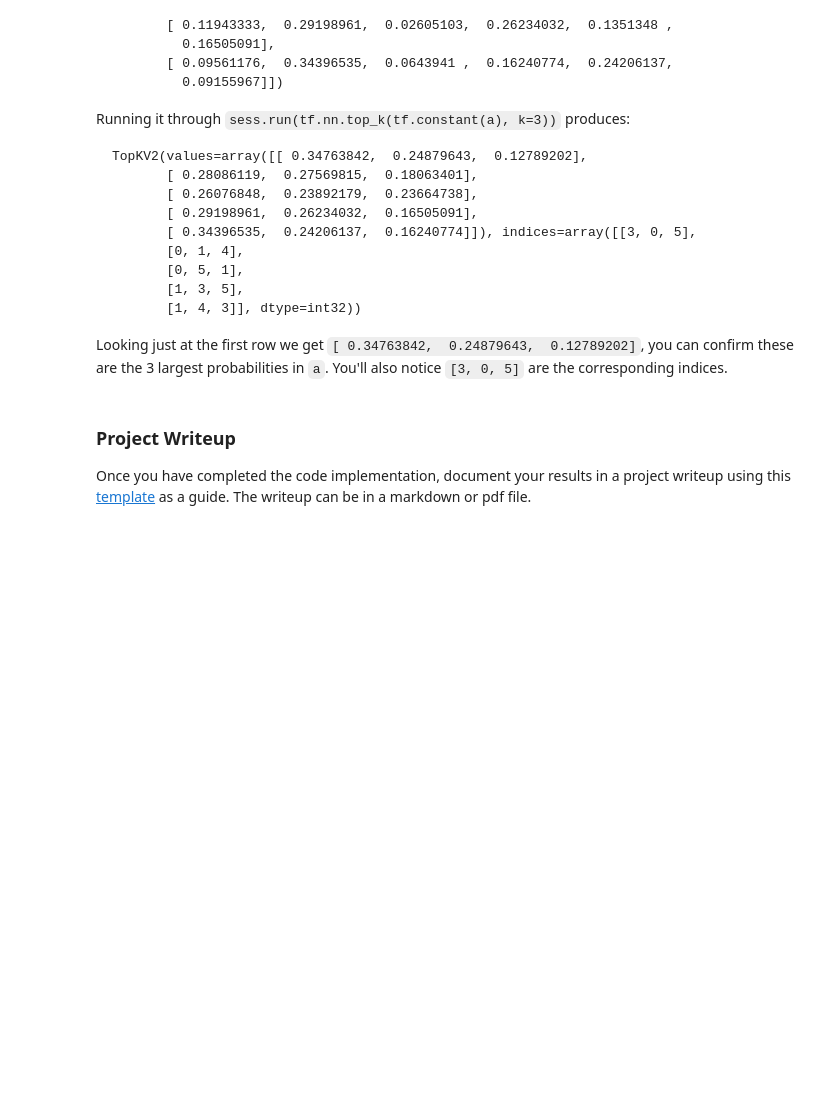
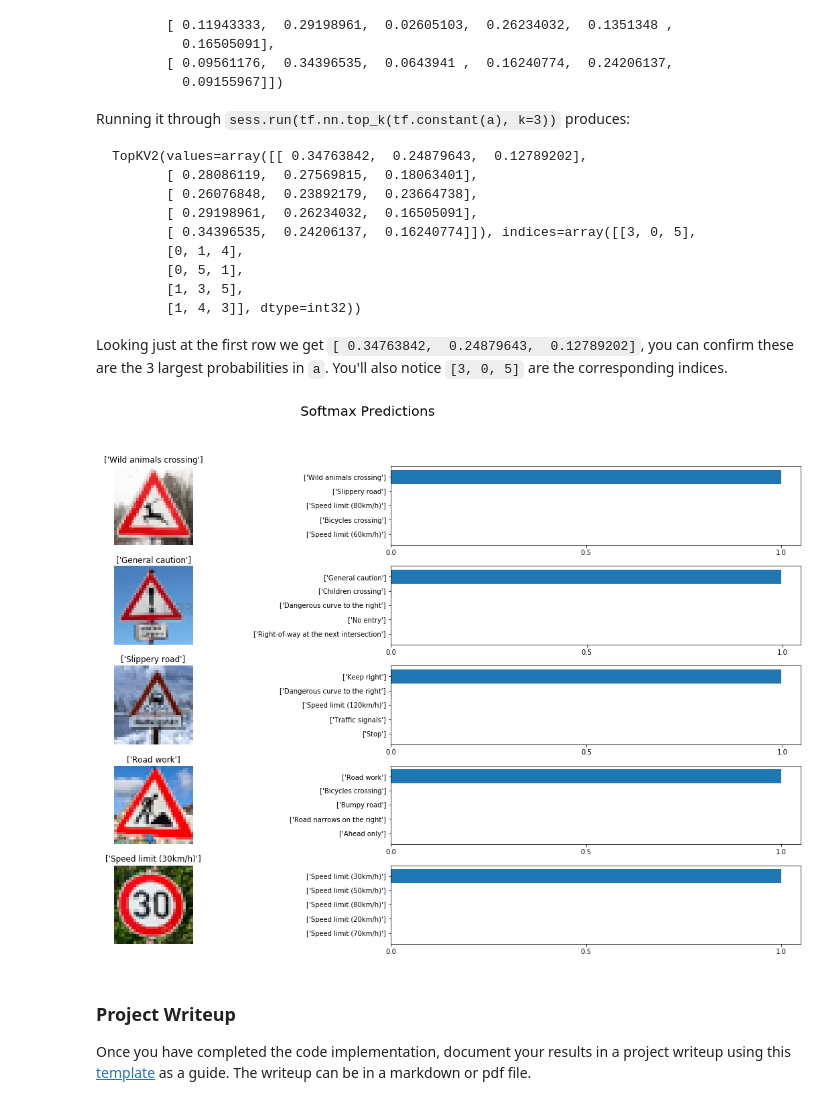
Before and after one commit to romkof/CarND-Traffic-Sign-Classifier-Project, a Jupyter notebook: Traffic_Sign_Classifier.ipynb, the cells around one changed output. Drawn from its saved outputs; the diff is of its cells as text; code cells hidden in the pictures; blank space fills up the shorter version.

```diff
--- a/Traffic_Sign_Classifier.ipynb
+++ b/Traffic_Sign_Classifier.ipynb
@@ -460,28 +460,27 @@ y_new_test = []
 y_new_test_name = []
 for dirname, dirnames, filenames in os.walk('validation_new/'):
     for filename in filenames:
-#        img = mpimg.imread(os.path.join(dirname, filename))
         img = cv2.imread(os.path.join(dirname, filename))
         img = cv2.cvtColor(img, cv2.COLOR_BGR2RGB)
         X_new_test.append(img)
         sign_id = os.path.splitext(filename)[0]
-        y_new_test.append(sign_id)
+        y_new_test.append(int(sign_id))
         y_new_test_name.append(sign_names['SignName'][int(sign_id)])
 # %%
 display_images(X_new_test,1, y_new_test_name)
 # %% [output]
 [figure]
 # %%
-X_new_test = preprocess(X_new_test)
+normal_X_new_test = preprocess(X_new_test)
 # %% [markdown]
 ### Predict the Sign Type for Each Image
 # %%
 ### Run the predictions here and use the model to output the prediction for each image.
 ### Make sure to pre-process the images with the same pre-processing pipeline used earlier.
 ### Feel free to use as many code cells as needed.
+
 with tf.Session() as sess:
+    saver = tf.train.import_meta_graph('lenet.meta')
     saver.restore(sess, tf.train.latest_checkpoint('.'))
 
-    for x, y in zip (X_new_test, y_new_test):
-        test_accuracy, _ = evaluate(x, y)
-        print("Test Accuracy = {:.3f}".format(test_accuracy))
+    predicted_logits = sess.run(tf.nn.top_k(tf.nn.softmax(logits), 5), feed_dict={x: normal_X_new_test, keep_prob:1.0})
@@ -538,3 +548,35 @@ Looking just at the first row we get `[ 0.34763842,  0.24879643,  0.12789202]`,
+# %%
+### Print out the top five softmax probabilities for the predictions on the German traffic sign images found on the web.
+### Feel free to use as many code cells as needed.
+def display_image_predictions(features, label_ids, predictions, label_names):
+    n_classes = 43
+
+    fig, axies = plt.subplots(nrows=5, ncols=2)
+    fig.set_size_inches(18.5, 10.5, forward=True)
+    fig.tight_layout()
+    fig.suptitle('Softmax Predictions', fontsize=20, y=1.1)
+
+    n_predictions = 5
+    margin = 2
+    ind = np.arange(n_predictions)
+    width = (1. - 3. * margin) / n_predictions
+
+    for image_i, (feature, label_id, pred_indicies, pred_values) in enumerate(zip(features, label_ids, predictions.indices, predictions.values)):
+        pred_names = [label_names[pred_i] for pred_i in pred_indicies]
+        correct_name = label_names[label_id]
+
+        axies[image_i][0].imshow(feature)
+        axies[image_i][0].set_title(correct_name)
+        axies[image_i][0].set_axis_off()
+        axies[image_i][1].barh(ind + margin, pred_values[::-1], width)
+        axies[image_i][1].set_yticks(ind + margin)
+        axies[image_i][1].set_yticklabels(pred_names[::-1])
+        axies[image_i][1].set_xticks([0, 0.5, 1.0])
+# %%
+label_names =  sign_names.as_matrix(columns=sign_names.columns[1:])
+display_image_predictions(X_new_test,y_new_test, predicted_logits,label_names)
+# %% [output]
+[figure, added]
 # %% [markdown]
 ### Project Writeup
 
```
Also changed, not shown: parts of 11 cells of this notebook, 1 other file.
